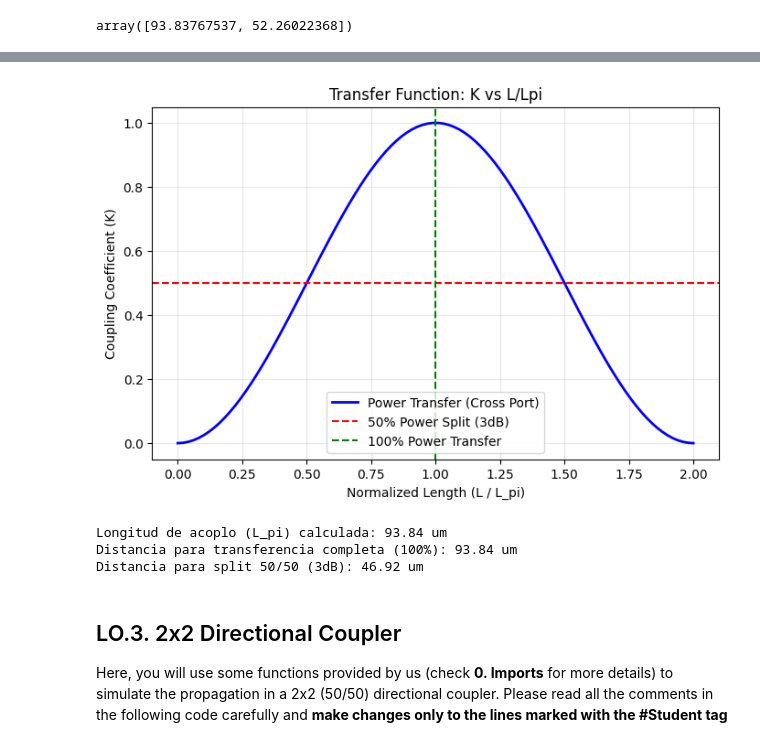
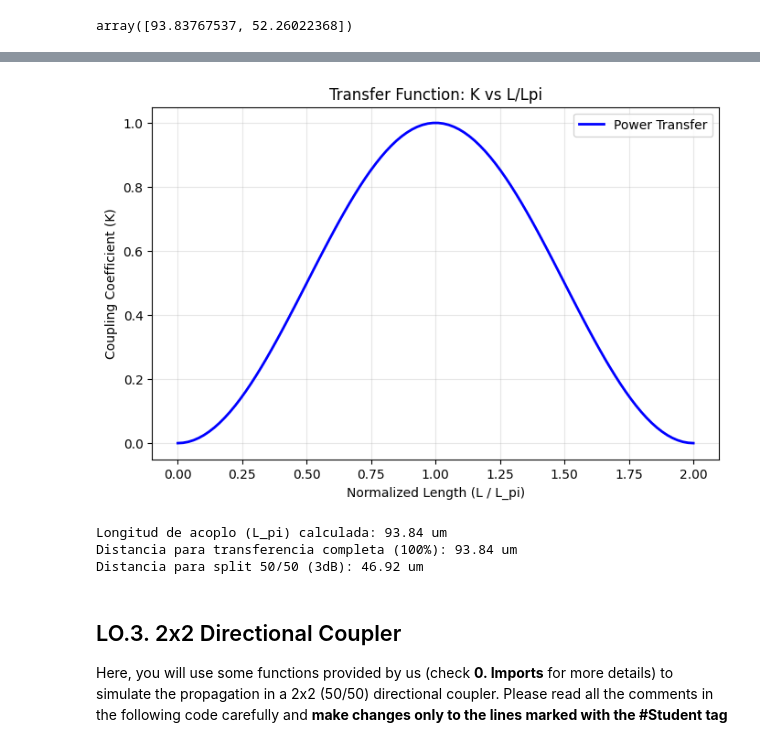
Before and after one commit to cdjuacor/cifoin-lab2, a Jupyter notebook: COUPLERS_Student.ipynb, the cells around one changed output, grey strips where cells are left out. Drawn from its saved outputs; the diff is of its cells as text; code cells hidden in the pictures.

```diff
--- a/COUPLERS_Student.ipynb
+++ b/COUPLERS_Student.ipynb
@@ -176,41 +174,38 @@ Simulate a directional coupler that implements two deep waveguide cores of thick
 import numpy as np
 import matplotlib.pyplot as plt
 
-# 1. Recuperamos los valores de la simulación anterior (asegúrate de haber corrido la simulación del coupler)
+# 1. Recuperamos los valores de la simulación anterior
 # Usamos el modo TE (Modos 0 y 1)
 neff_even = dcoupler_neff[0].real
 neff_odd = dcoupler_neff[1].real
 lambda_c = 1.55
 
-# Calculamos L_pi (en micras)
+# Calculamos L_pi
 L_pi_TE = 0.5 * lambda_c / (neff_even - neff_odd)
 
 # 2. Definimos el barrido de L/Lpi (de 0 a 2 para ver dos ciclos de transferencia)
 ratio_L_Lpi = np.linspace(0, 2, 100)
 
 # 3. Calculamos el Coeficiente de Acoplo K
-# K = sin^2( (pi * L) / (2 * Lpi) ) -> Si despejamos L/Lpi, queda:
 K = np.sin( (np.pi / 2) * ratio_L_Lpi )**2
 
 # 4. Plot de la Función de Transferencia
 plt.figure(figsize=(8, 5))
-plt.plot(ratio_L_Lpi, K, label='Power Transfer (Cross Port)', color='blue', lw=2)
-plt.axhline(y=0.5, color='r', linestyle='--', label='50% Power Split (3dB)')
-plt.axvline(x=1.0, color='g', linestyle='--', label='100% Power Transfer')
+plt.plot(ratio_L_Lpi, K, label='Power Transfer', color='blue', lw=2)
 
 plt.title("Transfer Function: K vs L/Lpi")
 plt.xlabel("Normalized Length (L / L_pi)")
 plt.ylabel("Coupling Coefficient (K)")
 plt.grid(True, alpha=0.3)
 plt.legend()
 plt.show()
 
-# 5. Resultados para el comentario
+# 5. Resultados
 print(f"Longitud de acoplo (L_pi) calculada: {L_pi_TE:.2f} um")
 print(f"Distancia para transferencia completa (100%): {L_pi_TE:.2f} um")
 print(f"Distancia para split 50/50 (3dB): {L_pi_TE/2:.2f} um")
 # %% [output]
-[figure, old version]
+[figure, new version]
 Longitud de acoplo (L_pi) calculada: 93.84 um
 Distancia para transferencia completa (100%): 93.84 um
 Distancia para split 50/50 (3dB): 46.92 um
```
Also changed, not shown: parts of 1 cell of this notebook.
